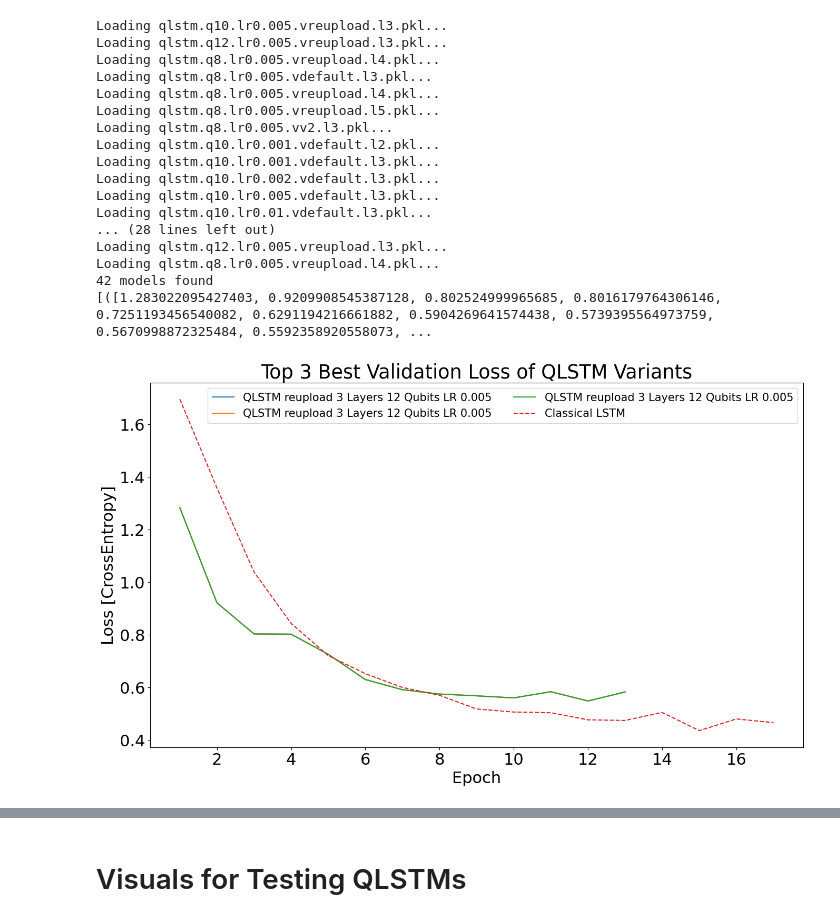
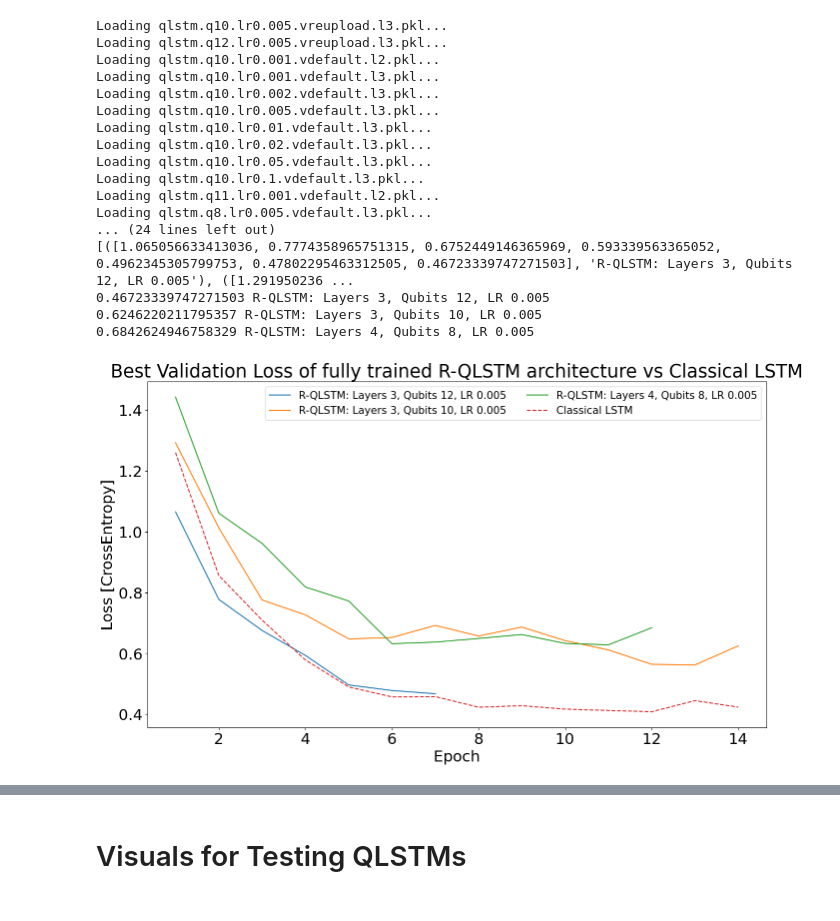
Before and after one commit to kikigogo9/MT-asr-qlstm, a Jupyter notebook: visuals.ipynb, the cells around one changed output, grey strips where cells are left out. Saved outputs shown, nothing was run; the diff lists cells and outputs as text; code cells hidden in the pictures.

```diff
--- a/visuals.ipynb
+++ b/visuals.ipynb
@@ -30,9 +38,9 @@ filenames = []
 
 # os.walk('./fully-trained/')
 plot_dict = {
-    'v1': [],
-    'v2': [],
-    'reupload': []
+    'B-QLSTM': [],
+    'L-QLSTM': [],
+    'R-QLSTM': []
 }
 
 classical_lstm = None
@@ -40,7 +48,8 @@ if os.path.exists('./classical_LSMT_audio.h5'):
     with open('./classical_LSMT_audio.h5', 'rb') as file:
         classical_lstm = pickle.load(file)
 
-for root, dirs, files in os.walk('./delftblue-new/'):
+for root, dirs, files in chain(os.walk('./delftblue-new/'),
+                               os.walk('./fully-trained/')):
     for filename in files:
         if filename.endswith('.pkl'):
             filenames.append(filename)
@@ -49,18 +58,18 @@ for root, dirs, files in os.walk('./delftblue-new/'):
             with open(file_path, 'rb') as file:
                 model_dict = pickle.load(file)
                 model, variant, layers, lr, qubits = parse_filename(filename)
-                plot_dict[variant].append((model_dict['loss'], f"{model.upper()} {variant} {layers} Layers {qubits} Qubits LR {lr}"))
-                #plt.plot(range(1, 4), model_dict['loss'][:3], label=f"{model.upper()} {variant} {layers} Layers {qubits} Qubits LR {lr}")
+                plot_dict[variant].append((model_dict['loss'], f"{variant}: Layers {layers}, Qubits {qubits}, LR {lr}"))
+                #plt.plot(range(1, 4), model_dict['loss'][:3], label=f"{model.upper()} {variant}: Layers {layers}, Qubits {qubits}, LR {lr}")
 
 
 best_models = {
-    'v1': None,
-    'v2': None,
-    'reupload': None
+    'B-QLSTM': None,
+    'L-QLSTM': None,
+    'R-QLSTM': None
 }
 for variant, data in plot_dict.items():
     plt.figure(figsize=(16, 9))
-    plt.title(f"Validation Loss of QLSTM {variant}")
+    plt.title(f"Validation Loss of {variant}")
     best_models[variant] = min(data, key=lambda x: min(x[0][:3]))
     for loss, label in data:
         number_of_items = min(len(loss), 3)
@@ -68,7 +77,7 @@ for variant, data in plot_dict.items():
         plt.plot(range(1, number_of_items + 1), loss[:number_of_items], label=label)
 
 
-    plt.legend(fontsize=9, loc='upper right', ncol=2)
+    plt.legend(fontsize=legend_font_size, loc='upper right', ncol=2)
     plt.xlabel('Epoch')
     plt.xticks(range(1, 4))
     plt.ylabel('Loss [CrossEntropy]')
@@ -79,7 +88,7 @@ plt.figure(figsize=(16, 9))
 plt.title("Best Validation Loss of QLSTM Variants vs Classical LSTM")
 for variant, (loss, label) in best_models.items():
     number_of_items = min(len(loss), 3)
-    print(loss[number_of_items - 1])
+    print(label, loss[number_of_items - 1])
     plt.plot(range(1,number_of_items + 1), loss[:number_of_items], label=label)
 
 if classical_lstm:
@@ -129,9 +144,9 @@ filenames = []
 
 # os.walk('./fully-trained/')
 plot_dict = {
-    'v1': [],
-    'v2': [],
-    'reupload': []
+    'B-QLSTM': [],
+    'L-QLSTM': [],
+    'R-QLSTM': []
 }
 
 classical_lstm = None
@@ -148,48 +163,49 @@ for root, dirs, files in os.walk('./'):
             with open(file_path, 'rb') as file:
                 model_dict = pickle.load(file)
                 model, variant, layers, lr, qubits = parse_filename(filename)
-                plot_dict[variant].append((model_dict['loss'], f"{model.upper()} {variant} {layers} Layers {qubits} Qubits LR {lr}"))
-                #plt.plot(range(1, 4), model_dict['loss'][:3], label=f"{model.upper()} {variant} {layers} Layers {qubits} Qubits LR {lr}")
+                plot_dict[variant].append((model_dict['loss'], f"{variant}: Layers {layers}, Qubits {qubits}, LR {lr}"))
+                #plt.plot(range(1, 4), model_dict['loss'][:3], label=f"{model.upper()} {variant}: Layers {layers}, Qubits {qubits}, LR {lr}")
 
 
 best_models = []
 for variant, data in plot_dict.items():
     best_models += data
 print(len(best_models), "models found")
 best_models.sort(key=lambda x: min(x[0]))
 print(best_models[:3])
 
 # Plot top 3 best models
 plt.figure(figsize=(16, 9))
-plt.title("Top 3 Best Validation Loss of QLSTM Variants")
+plt.title("Best Validation Loss of fully trained R-QLSTM architecture vs Classical LSTM")
 for i in range(3):
     model = best_models[i]
+    print(model[0][-1], model[1])
     plt.plot(range(1, len(model[0]) + 1), model[0], label=model[1])
 
 if classical_lstm:
     plt.plot(range(1, len(classical_lstm['loss']) + 1), classical_lstm['loss'], label='Classical LSTM', linestyle='--')
 plt.legend(fontsize=legend_font_size, loc='upper right', ncol=2)
 plt.xlabel('Epoch')
 plt.ylabel('Loss [CrossEntropy]')
 plt.show()
 # %% [output]
 Loading qlstm.q10.lr0.005.vreupload.l3.pkl...
 Loading qlstm.q12.lr0.005.vreupload.l3.pkl...
-Loading qlstm.q8.lr0.005.vreupload.l4.pkl...
-Loading qlstm.q8.lr0.005.vdefault.l3.pkl...
-Loading qlstm.q8.lr0.005.vreupload.l4.pkl...
-Loading qlstm.q8.lr0.005.vreupload.l5.pkl...
-Loading qlstm.q8.lr0.005.vv2.l3.pkl...
 Loading qlstm.q10.lr0.001.vdefault.l2.pkl...
 Loading qlstm.q10.lr0.001.vdefault.l3.pkl...
 Loading qlstm.q10.lr0.002.vdefault.l3.pkl...
 Loading qlstm.q10.lr0.005.vdefault.l3.pkl...
 Loading qlstm.q10.lr0.01.vdefault.l3.pkl...
-... (28 lines left out)
-Loading qlstm.q12.lr0.005.vreupload.l3.pkl...
-Loading qlstm.q8.lr0.005.vreupload.l4.pkl...
-42 models found
-[([1.283022095427403, 0.9209908545387128, 0.802524999965685, 0.8016179764306146, 0.7251193456540082, 0.6291194216661882, 0.5904269641574438, 0.5739395564973759, 0.5670998872325484, 0.5592358920558073, ...
+Loading qlstm.q10.lr0.02.vdefault.l3.pkl...
+Loading qlstm.q10.lr0.05.vdefault.l3.pkl...
+Loading qlstm.q10.lr0.1.vdefault.l3.pkl...
+Loading qlstm.q11.lr0.001.vdefault.l2.pkl...
+Loading qlstm.q8.lr0.005.vdefault.l3.pkl...
+... (24 lines left out)
+[([1.065056633413036, 0.7774358965751315, 0.6752449146365969, 0.593339563365052, 0.4962345305799753, 0.47802295463312505, 0.46723339747271503], 'R-QLSTM: Layers 3, Qubits 12, LR 0.005'), ([1.291950236 ...
+0.46723339747271503 R-QLSTM: Layers 3, Qubits 12, LR 0.005
+0.6246220211795357 R-QLSTM: Layers 3, Qubits 10, LR 0.005
+0.6842624946758329 R-QLSTM: Layers 4, Qubits 8, LR 0.005
-[figure, old version]
+[figure, new version]
 # %%
 from q_lstm_tf_v2 import QLSTM
```
Also changed, not shown: parts of 10 cells of this notebook, 30 other files.
